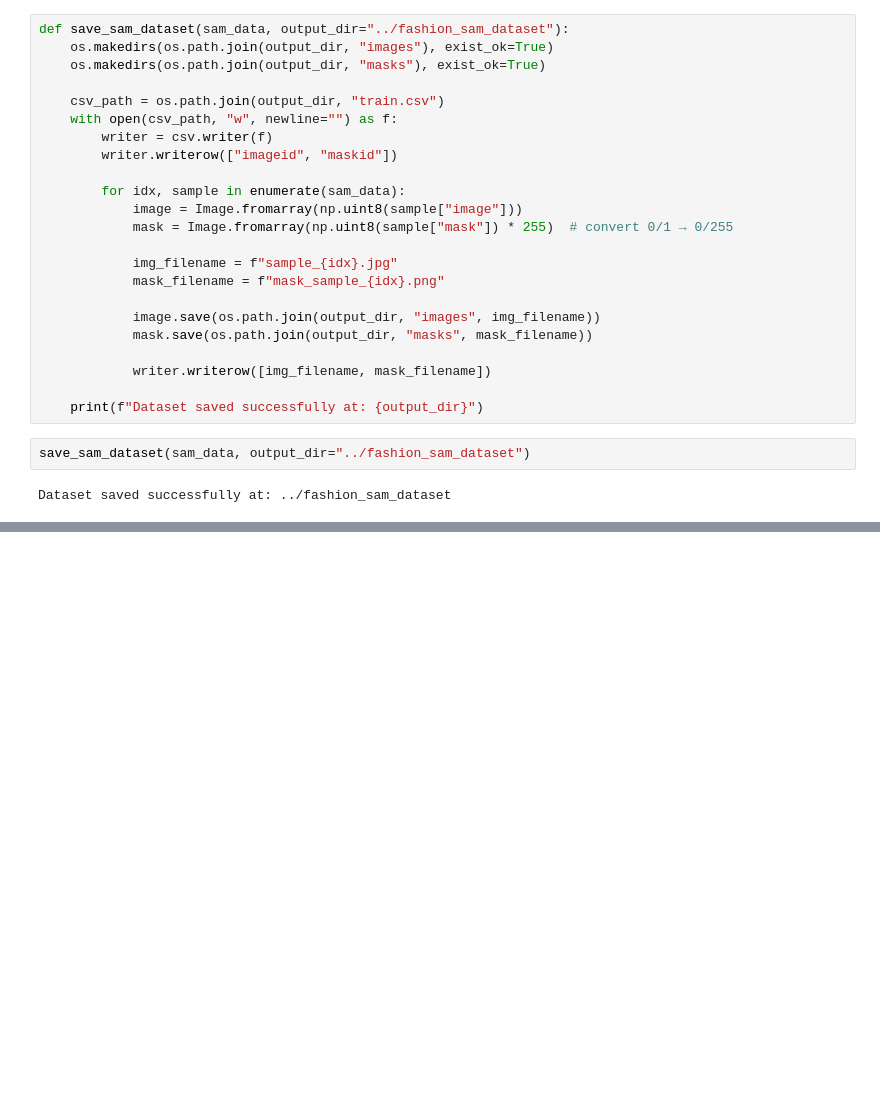
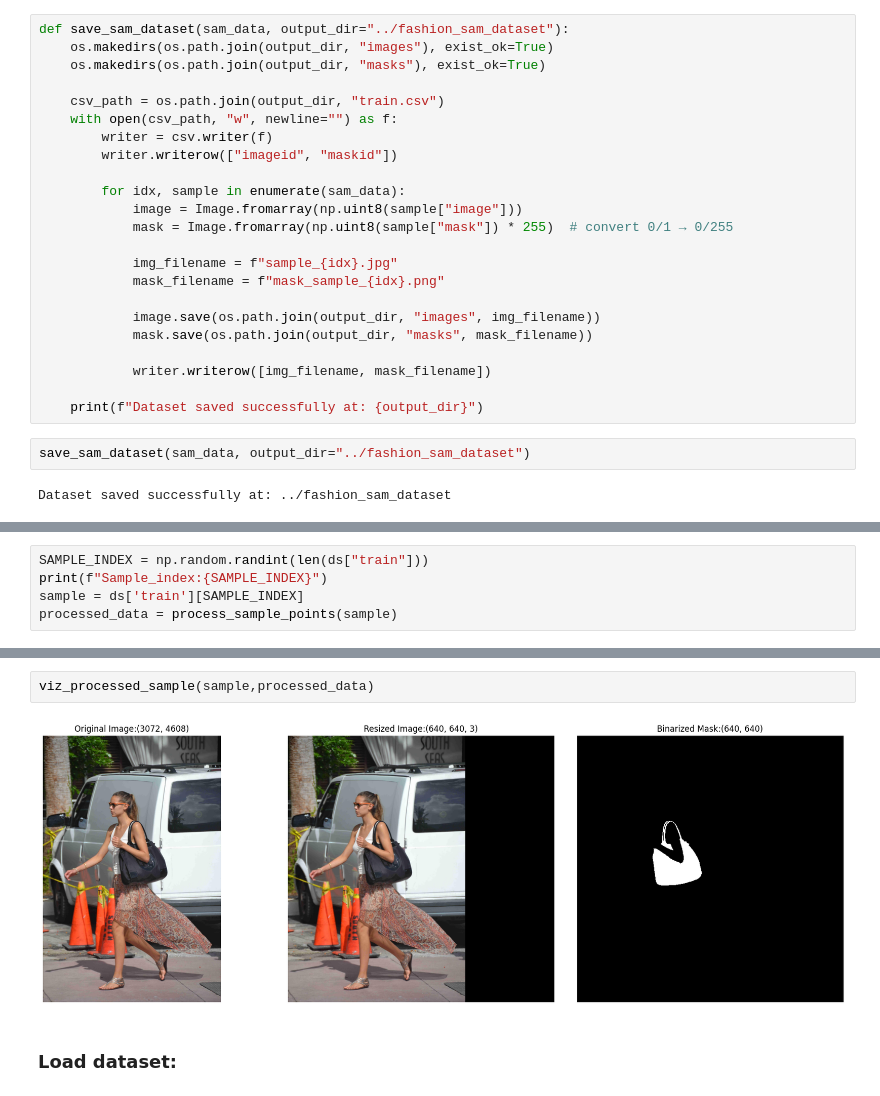
Before and after one commit to ash-01xor/FashionSeg, a Jupyter notebook: Notebooks/explore_data.ipynb, the cells around one changed output, grey strips where cells are left out. Drawn from its saved outputs; the diff is of its cells as text; blank space fills up the shorter version.

```diff
--- a/Notebooks/explore_data.ipynb
+++ b/Notebooks/explore_data.ipynb
@@ -291,0 +431,5 @@ Dataset saved successfully at: ../fashion_sam_dataset
+# %%
+SAMPLE_INDEX = np.random.randint(len(ds["train"]))
+print(f"Sample_index:{SAMPLE_INDEX}")
+sample = ds['train'][SAMPLE_INDEX]
+processed_data = process_sample_points(sample)
@@ -291,0 +456,6 @@ Dataset saved successfully at: ../fashion_sam_dataset
+# %%
+viz_processed_sample(sample,processed_data)
+# %% [output]
+[figure, added]
+# %% [markdown]
+### Load dataset:
```
Also changed, not shown: parts of 27 cells of this notebook.
